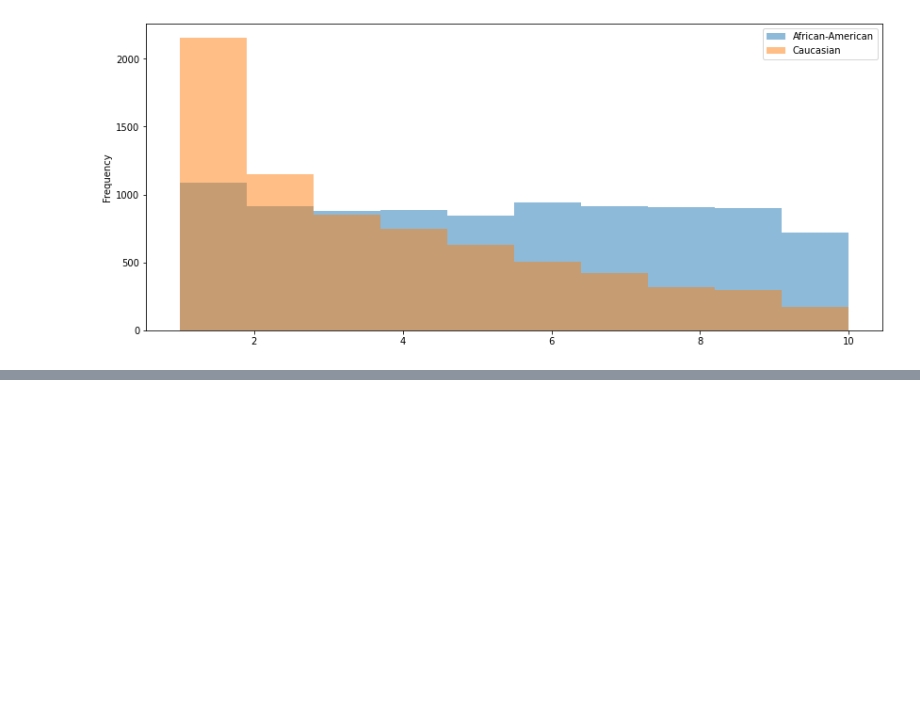
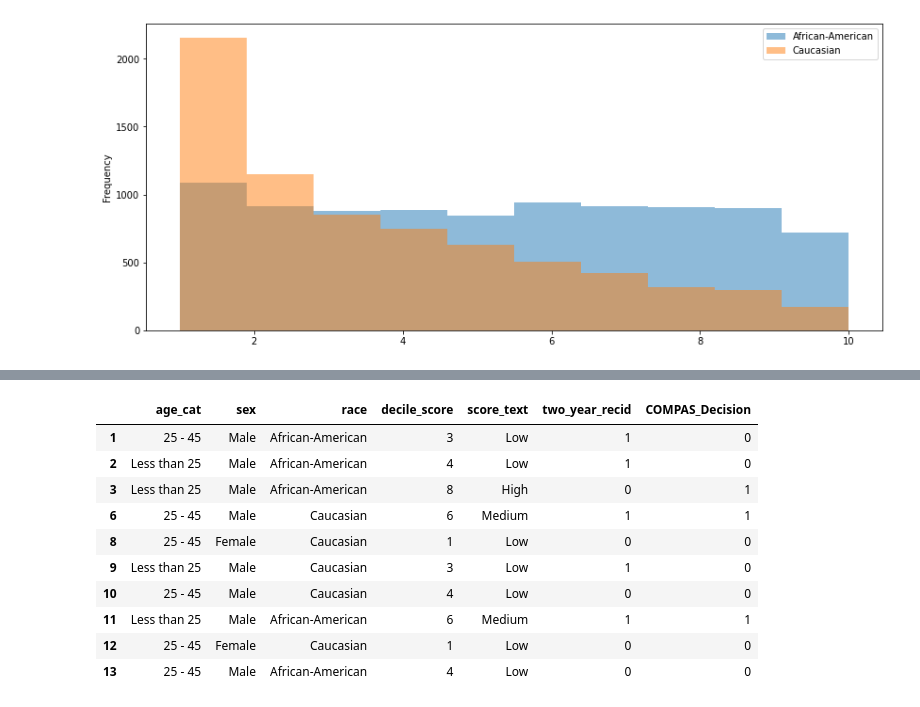
Before and after one commit to LarrySnyder/ASJ, a Jupyter notebook: compas/COMPAS_v1.ipynb, the cells around one changed output, grey strips where cells are left out. Saved outputs shown, nothing was run; the diff lists cells and outputs as text; code cells hidden in the pictures; blank space fills up the shorter version.

```diff
--- a/compas/COMPAS_v1.ipynb
+++ b/compas/COMPAS_v1.ipynb
@@ -102,0 +124,14 @@ There's a big difference between the distribution of scores for African-American
+# %%
+recidivism.head(n=10)
+# %% [output]
+|  | age_cat | sex | race | decile_score | score_text | two_year_recid | COMPAS_Decision |
+| 1 | 25 - 45 | Male | African-American | 3 | Low | 1 | 0 |
+| 2 | Less than 25 | Male | African-American | 4 | Low | 1 | 0 |
+| 3 | Less than 25 | Male | African-American | 8 | High | 0 | 1 |
+| 6 | 25 - 45 | Male | Caucasian | 6 | Medium | 1 | 1 |
+| 8 | 25 - 45 | Female | Caucasian | 1 | Low | 0 | 0 |
+| 9 | Less than 25 | Male | Caucasian | 3 | Low | 1 | 0 |
+| 10 | 25 - 45 | Male | Caucasian | 4 | Low | 0 | 0 |
+| 11 | Less than 25 | Male | African-American | 6 | Medium | 1 | 1 |
+| 12 | 25 - 45 | Female | Caucasian | 1 | Low | 0 | 0 |
+| 13 | 25 - 45 | Male | African-American | 4 | Low | 0 | 0 |
```
Also changed, not shown: parts of 13 cells of this notebook.
